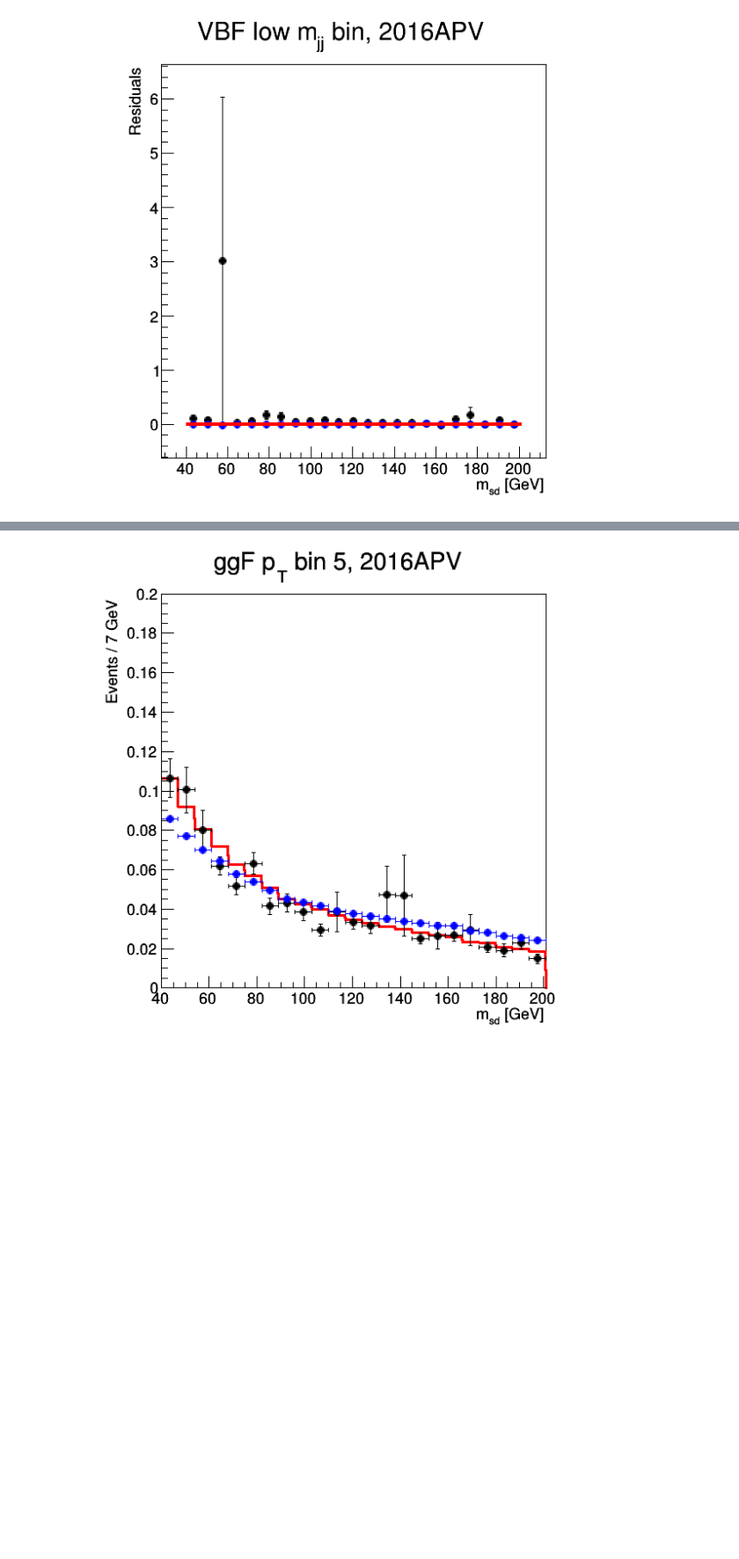
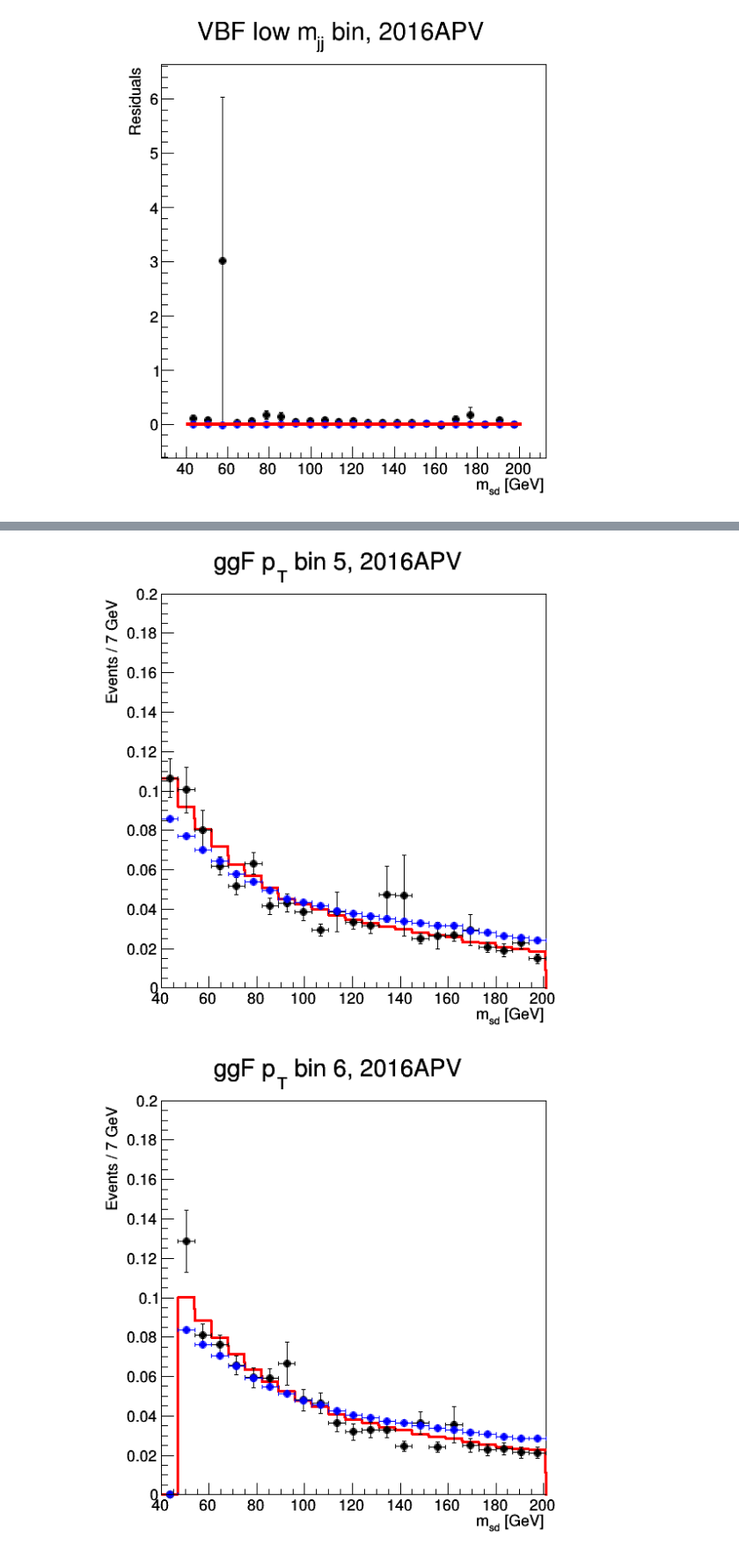
Before and after one commit to jennetd/vbf-hbb-fits, a Jupyter notebook: hbb-unblinding-separated/2016APV/draw-PF-ratio.ipynb, the cells around one changed output, grey strips where cells are left out. Shown at 88% size. Drawn from its saved outputs; the diff is of its cells as text; code cells hidden in the pictures; blank space fills up the shorter version.

```diff
--- a/hbb-unblinding-separated/2016APV/draw-PF-ratio.ipynb
+++ b/hbb-unblinding-separated/2016APV/draw-PF-ratio.ipynb
@@ -131,7 +131,7 @@ frames = []
 failhists = []
 passhists = []
 
-for i in range(0,5):
+for i in range(0,6):
 
     data_pass = w.data("ptbin"+str(i)+p+"pass"+year+"_data_obs")
     data_fail = w.data("ptbin"+str(i)+p+"fail"+year+"_data_obs")
@@ -178,8 +180,9 @@ for i in range(0,5):
 [figure]
 [figure]
 [figure]
 [figure]
 [figure]
+[figure, added]
 # %%
 canvases = []
 
```
Also changed, not shown: parts of 4 cells of this notebook, 1 other file.
